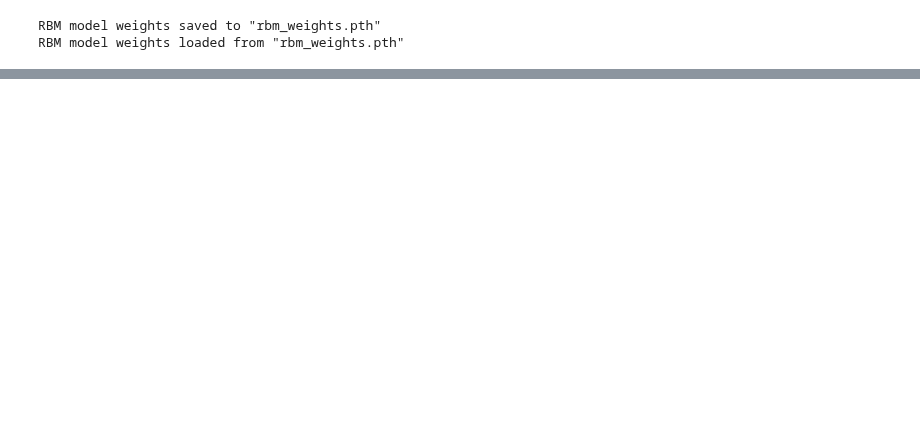
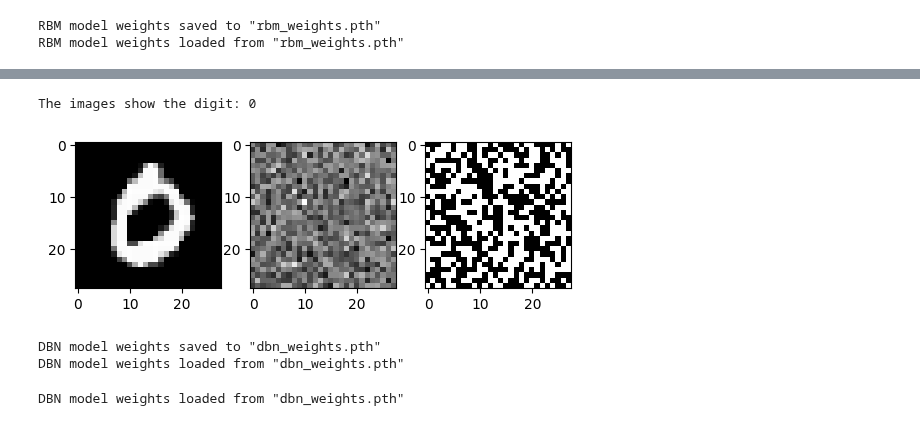
Before and after one commit to pavelihno/cognition-computation-project, a Jupyter notebook: notebook.ipynb, the cells around one changed output, grey strips where cells are left out. Saved outputs shown, nothing was run; the diff lists cells and outputs as text; code cells hidden in the pictures; blank space fills up the shorter version.

```diff
--- a/notebook.ipynb
+++ b/notebook.ipynb
@@ -278,0 +316,34 @@ RBM model weights loaded from "rbm_weights.pth"
+# %%
+test_idx = 3
+test_img = mnist_test_ds.data[test_idx]
+test_digit = mnist_test_ds.targets[test_idx]
+
+_prob_v, _v = dbn.reconstruct(test_img.reshape(1, n_visible))
+reconstruct_prob_img = _prob_v.reshape(mnist_img_shape).detach()
+reconstruct_img = _v.reshape(mnist_img_shape).detach()
+
+compare_imgs([test_img, reconstruct_prob_img, reconstruct_img], test_digit)
+# %% [output]
+The images show the digit: 0
+[figure, added]
+# %%
+# Saving DBN weights to file
+dbn_weights_file_name = 'dbn_weights.pth'
+torch.save(dbn.state_dict(), dbn_weights_file_name)
+print(f'DBN model weights saved to "{dbn_weights_file_name}"')
+
+# Loading weights from file
+new_dbn = DBN(n_visible=n_visible, n_hidden=[128, 256, 512], k=1)
+new_dbn.load_state_dict(torch.load(dbn_weights_file_name))
+new_dbn.to(device)
+print(f'DBN model weights loaded from "{dbn_weights_file_name}"')
+# %% [output]
+DBN model weights saved to "dbn_weights.pth"
+DBN model weights loaded from "dbn_weights.pth"
+# %%
+dbn = DBN(n_visible=n_visible, n_hidden=[128, 256, 512], k=1)
+dbn.load_state_dict(torch.load(dbn_weights_file_name))
+dbn.to(device)
+print(f'DBN model weights loaded from "{dbn_weights_file_name}"')
+# %% [output]
+DBN model weights loaded from "dbn_weights.pth"
```
Also changed, not shown: parts of 8 cells of this notebook.
